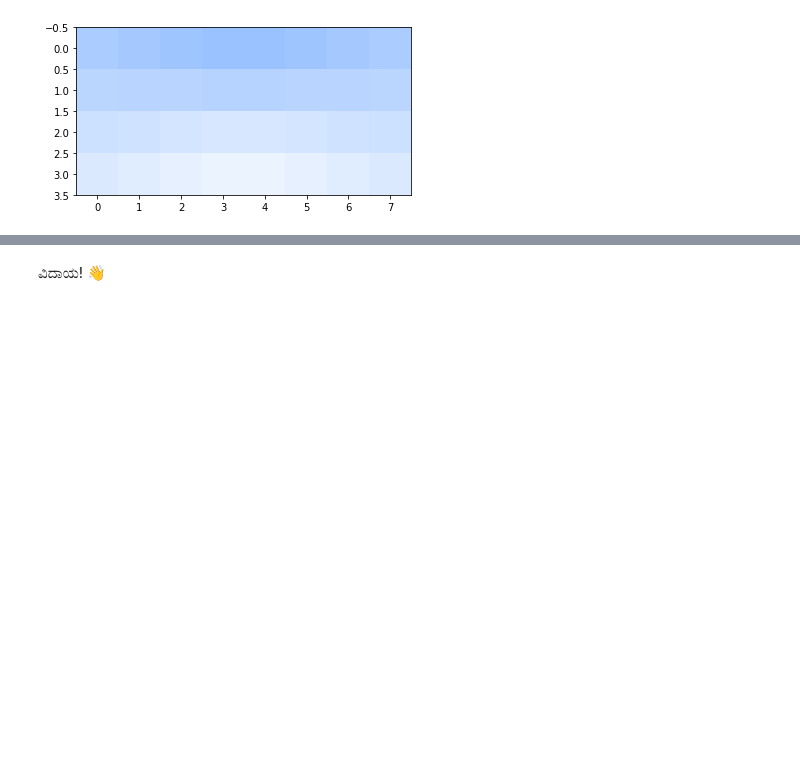
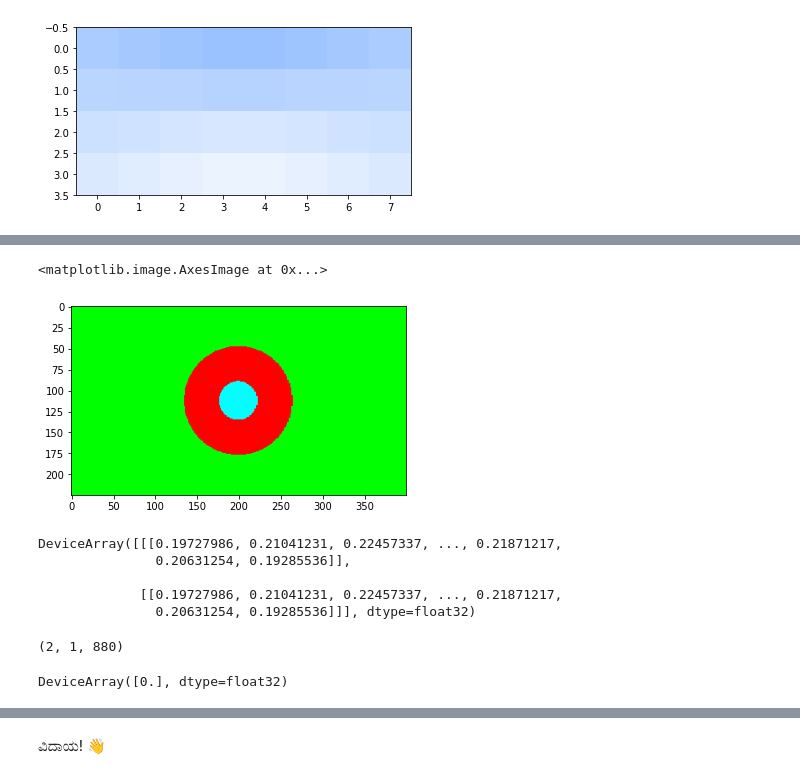
Before and after one commit to sholtodouglas/brax_raytrace, a Jupyter notebook: notebooks/training.ipynb, the cells around one changed output, grey strips where cells are left out. Saved outputs shown, nothing was run; the diff lists cells and outputs as text; code cells hidden in the pictures; blank space fills up the shorter version.

```diff
--- a/notebooks/training.ipynb
+++ b/notebooks/training.ipynb
@@ -579,0 +627,28 @@ plt.imshow(image)
+# %%
+sphere_origin = jnp.array([[0,0,-1]])
+sphere_radius = jnp.array([[0.5]])
+
+
+def hit_sphere(center, radius, origin, direction):
+    oc = origin - center # [1,3] - [1,3]
+    a = jnp.sum(direction * direction, -1) #[N, 3], [N,3] -> [N]
+    b = 2 * jnp.sum(oc * direction,-1) # [N]
+    c = jnp.sum(oc * oc, -1) - radius * radius
+    discriminant = b*b - (4*a*c)
+    # this vector tells us whether or not it was it (i.e 0 or 1)
+    no_hit = discriminant < 0
+
+    return
+
+def sphere(unit_direction):
+    return jnp.array([1.0,0,0])
+
+@jax.jit
+def bg_unvec(unit_direction):
+    t = 0.5*(unit_direction[1] +1.0) # [N,1]
+    colors = (1-t) * jnp.array([1.0,1.0,1.0]) + t*jnp.array([0.5, 0.7, 1.0]) # [N,1] @ [1, 3] + [N,1] @ [1,3] -> [N,3]
+    return colors
+
+@jax.jit
+def color(discrim, unit_direction):
+    return jax.lax.cond(discrim, sphere, bg_unvec, unit_direction)
@@ -579,0 +726,3 @@ plt.imshow(image)
+# %%
+%time
+pixels = get_pixels(spheres, radii, origin, direction).block_until_ready()
@@ -579,0 +732,23 @@ plt.imshow(image)
+# %%
+image = jnp.reshape(pixels, image_shape)
+plt.imshow(image)
+# %% [output]
+<matplotlib.image.AxesImage at 0x...>
+[figure, added]
+# %%
+solutions
+# %% [output]
+DeviceArray([[[0.19727986, 0.21041231, 0.22457337, ..., 0.21871217,
+               0.20631254, 0.19285536]],
+
+             [[0.19727986, 0.21041231, 0.22457337, ..., 0.21871217,
+               0.20631254, 0.19285536]]], dtype=float32)
+# %%
+corrected_solutions.shape
+# %% [output]
+(2, 1, 880)
+# %%
+t = jnp.array([False])
+jnp.sqrt(t)
+# %% [output]
+DeviceArray([0.], dtype=float32)
```
Also changed, not shown: parts of 24 cells of this notebook.
